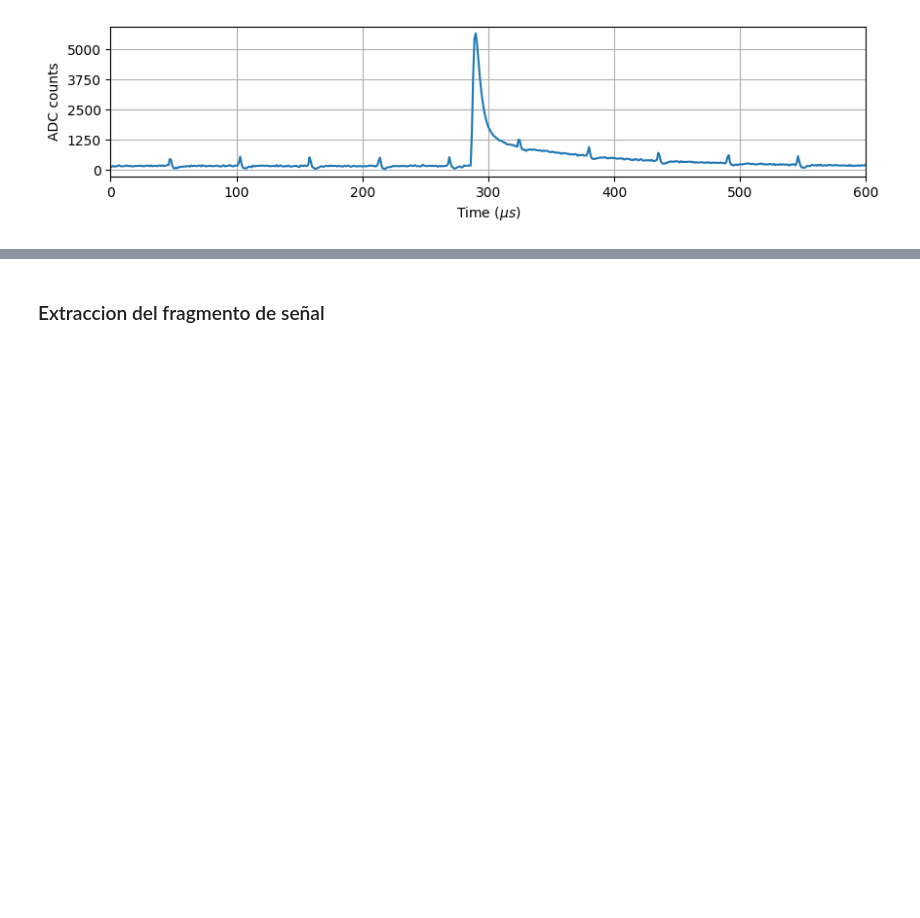
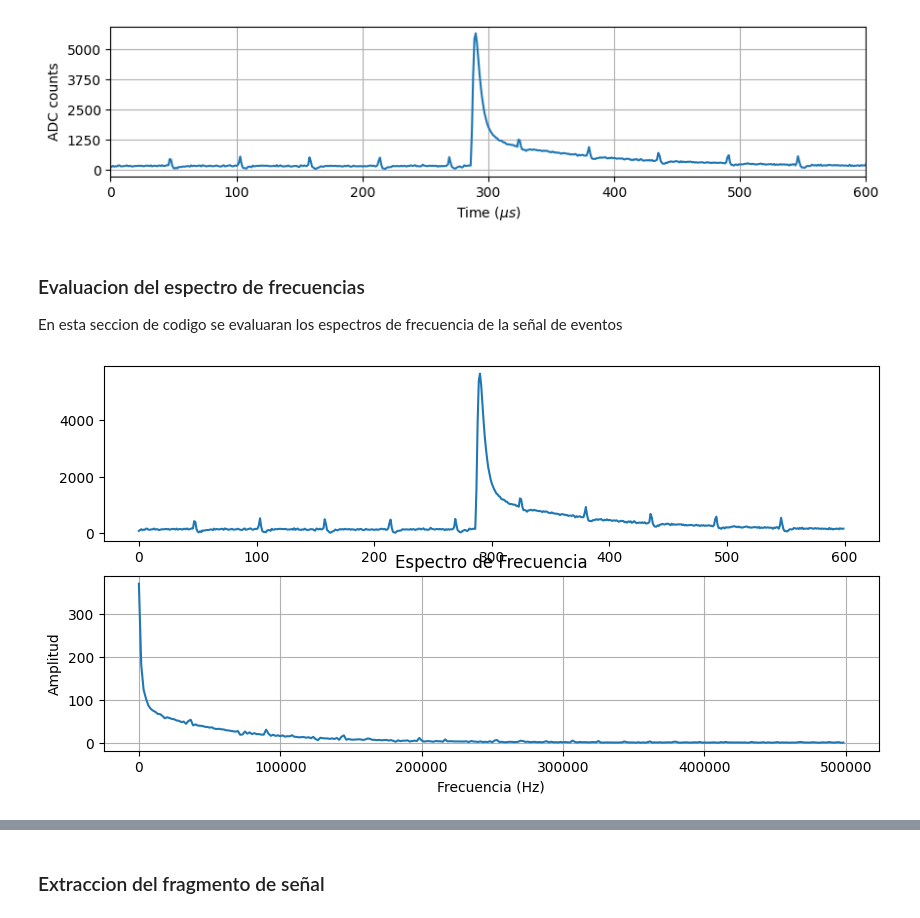
Before and after one commit to fabioc9675/TrapezoidalShaper_Prj, a Jupyter notebook: Notebooks/SimulateSignal.ipynb, the cells around one changed output, grey strips where cells are left out. Cells and saved outputs as stored; diff of their text form; code cells hidden in the pictures; blank space fills up the shorter version.

Commit message:
Implementation of spectrogram in the event signals

```diff
--- a/Notebooks/SimulateSignal.ipynb
+++ b/Notebooks/SimulateSignal.ipynb
@@ -59,3 +59,36 @@ plt.grid(True)
 plt.savefig("output/signalRecorded.pdf", format="pdf", bbox_inches="tight")
 # %% [output]
 [figure]
+# %% [markdown]
+### Evaluacion del espectro de frecuencias
+
+En esta seccion de codigo se evaluaran los espectros de frecuencia de la señal de eventos
+# %%
+# Parámetros de la señal
+fs = 1e6  # Frecuencia de muestreo (1 MHz)
+# t = np.linspace(0, 1, int(fs), endpoint=False)  # Vector de tiempo de 1 segundo
+signal = real_data[127300:127900]  # Señal senoidal
+ti = t_[127300:127900]
+
+# Transformada de Fourier
+fft_result = np.fft.fft(signal)  # Transformada de Fourier
+fft_magnitude = np.abs(fft_result) / len(signal)  # Magnitud normalizada
+frequencies = np.fft.fftfreq(len(signal), d=1/fs)  # Frecuencias correspondientes
+
+# Solo frecuencias positivas
+positive_freqs = frequencies[:len(frequencies)//2]
+positive_magnitude = fft_magnitude[:len(frequencies)//2]
+
+# Graficar el espectro de frecuencias
+plt.figure(figsize=(10, 5))
+plt.subplot(2,1,1)
+plt.plot(ti, signal)
+plt.subplot(2,1,2)
+plt.plot(positive_freqs, positive_magnitude)
+plt.title("Espectro de Frecuencia")
+plt.xlabel("Frecuencia (Hz)")
+plt.ylabel("Amplitud")
+plt.grid()
+plt.show()
+# %% [output]
+[figure, added]
```
Also changed, not shown: parts of 5 cells of this notebook, 7 other files.
